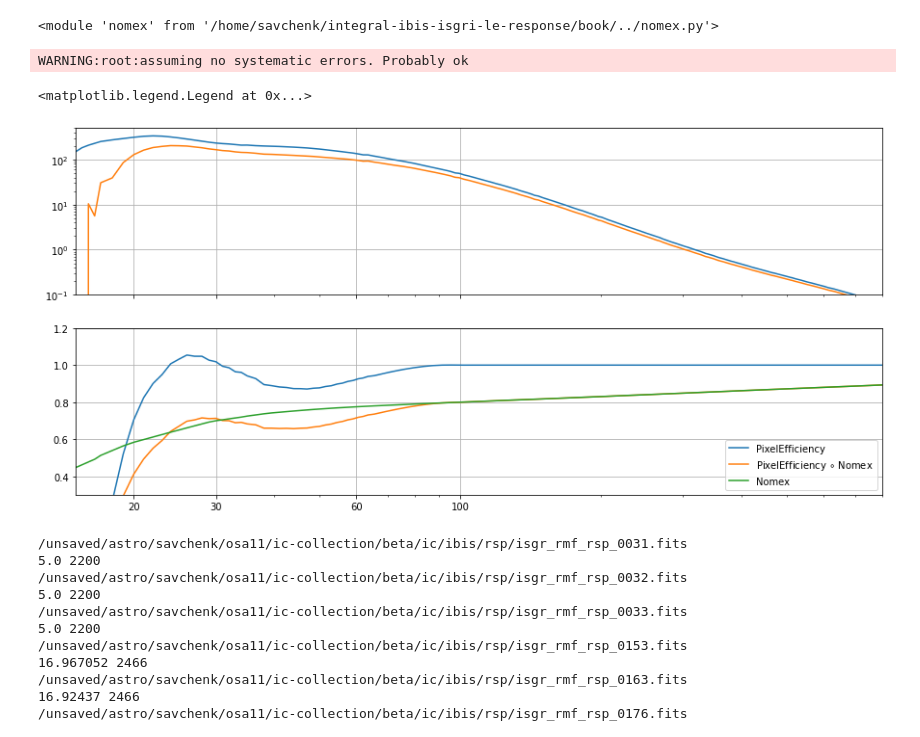
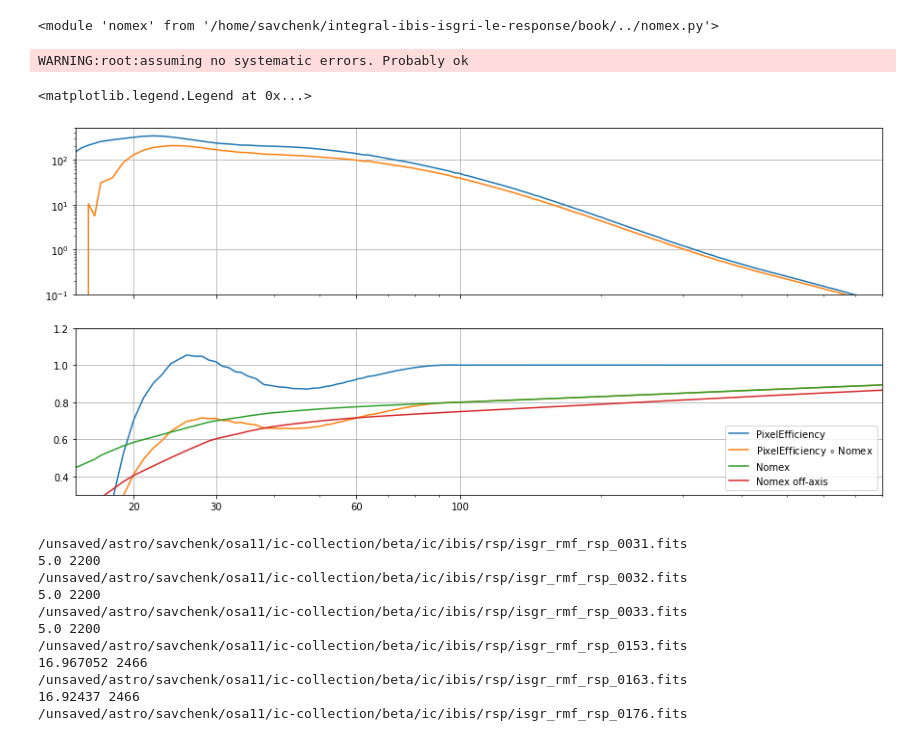
Before and after one commit to volodymyrss/volodymyrss.github.io, a Jupyter notebook: integral-ibis-isgri-le-response/_sources/effi-rsp-lut2.ipynb, the cells around one changed output. Drawn from its saved outputs; the diff is of its cells as text; code cells hidden in the pictures.

```diff
--- a/integral-ibis-isgri-le-response/_sources/effi-rsp-lut2.ipynb
+++ b/integral-ibis-isgri-le-response/_sources/effi-rsp-lut2.ipynb
@@ -472,6 +472,7 @@ e1, e2 = matrix['ENERG_LO'], matrix['ENERG_HI']
 rmf = ogip.spec.RMF.from_arrays(e1, e2, np.stack(matrix['MATRIX']), ce1, ce2)
 
 nomex_norm = nomex.read_nomex_norm(ebins=(ce1, ce2))
+nomex_offaxis = nomex.read_nomex_norm(100, 100, ebins=(ce1, ce2))
 
 ogip.spec.PHAI.from_arrays(
     exposure=1000,
@@ -500,34 +501,39 @@ ax2.plot(
     ce1, effi,
     label=r'PixelEfficiency'
 )
 
 ax2.plot(
     ce1, effi * nomex_norm['norm'],
     label=r'PixelEfficiency $\circ$ Nomex'
 )
 
 ax2.plot(
     ce1, nomex_norm['norm'],
     label=r'Nomex'
 )
 
+ax2.plot(
+    ce1, nomex_offaxis['norm'],
+    label=r'Nomex off-axis'
+)
+
 
 ax1.loglog()
 ax1.set_ylim([0.1, 500])
 ax2.set_ylim([0.3, 1.2])
 ax1.grid()
 ax2.grid()
 
 ticks = list(ax2.get_xticks()) + [20, 30, 60]
 ax2.set_xticks(ticks)
 ax2.set_xticklabels([f"{t:.4g}" for t in ax2.get_xticks()]) #, rotation='vertical')
 ax1.set_xlim([15, 800])
 
 plt.legend()
 # %% [output]
 WARNING:root:assuming no systematic errors. Probably ok
 <matplotlib.legend.Legend at 0x...>
-[figure, old version]
+[figure, new version]
 # %%
 from astropy.time import Time
 
```
Also changed, not shown: parts of 4 cells of this notebook, 33 other files.
